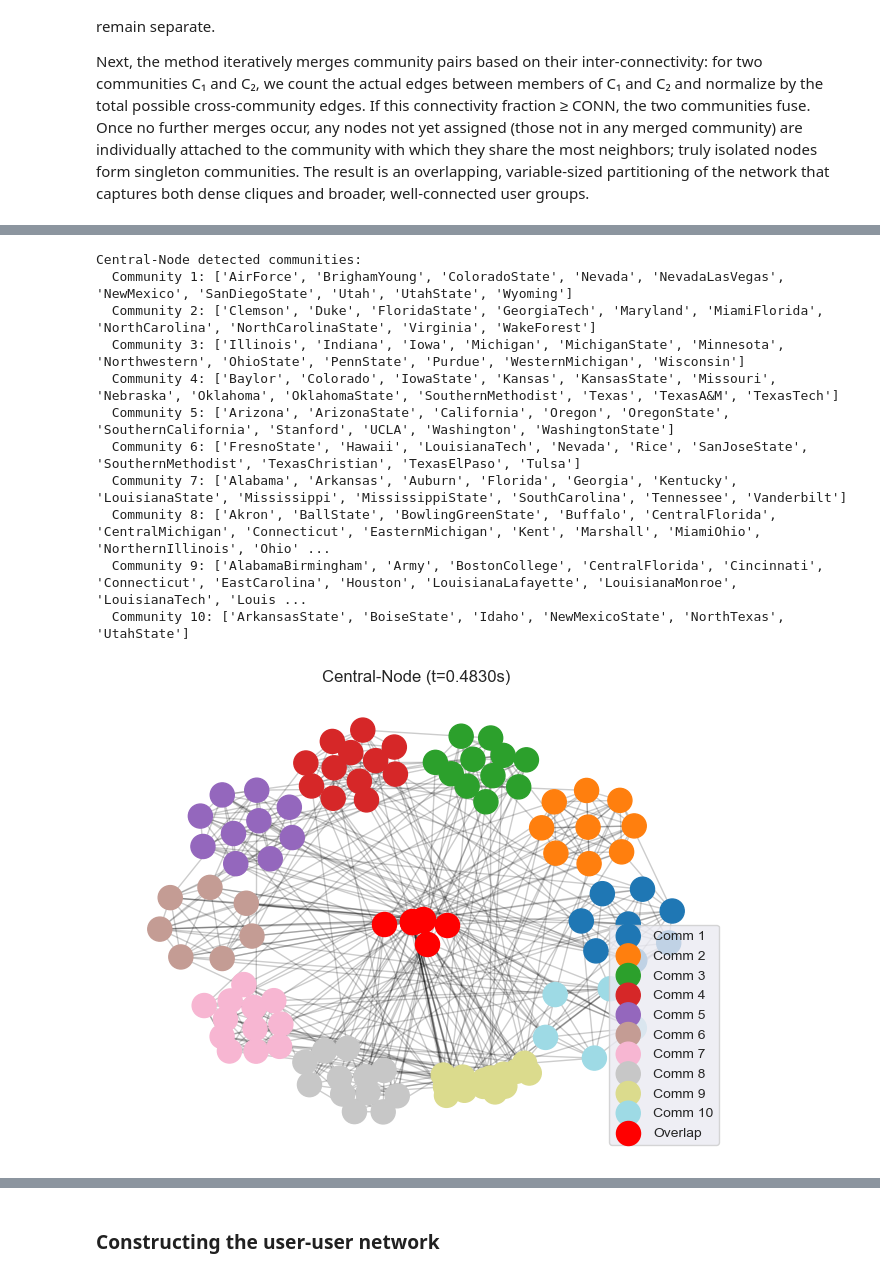
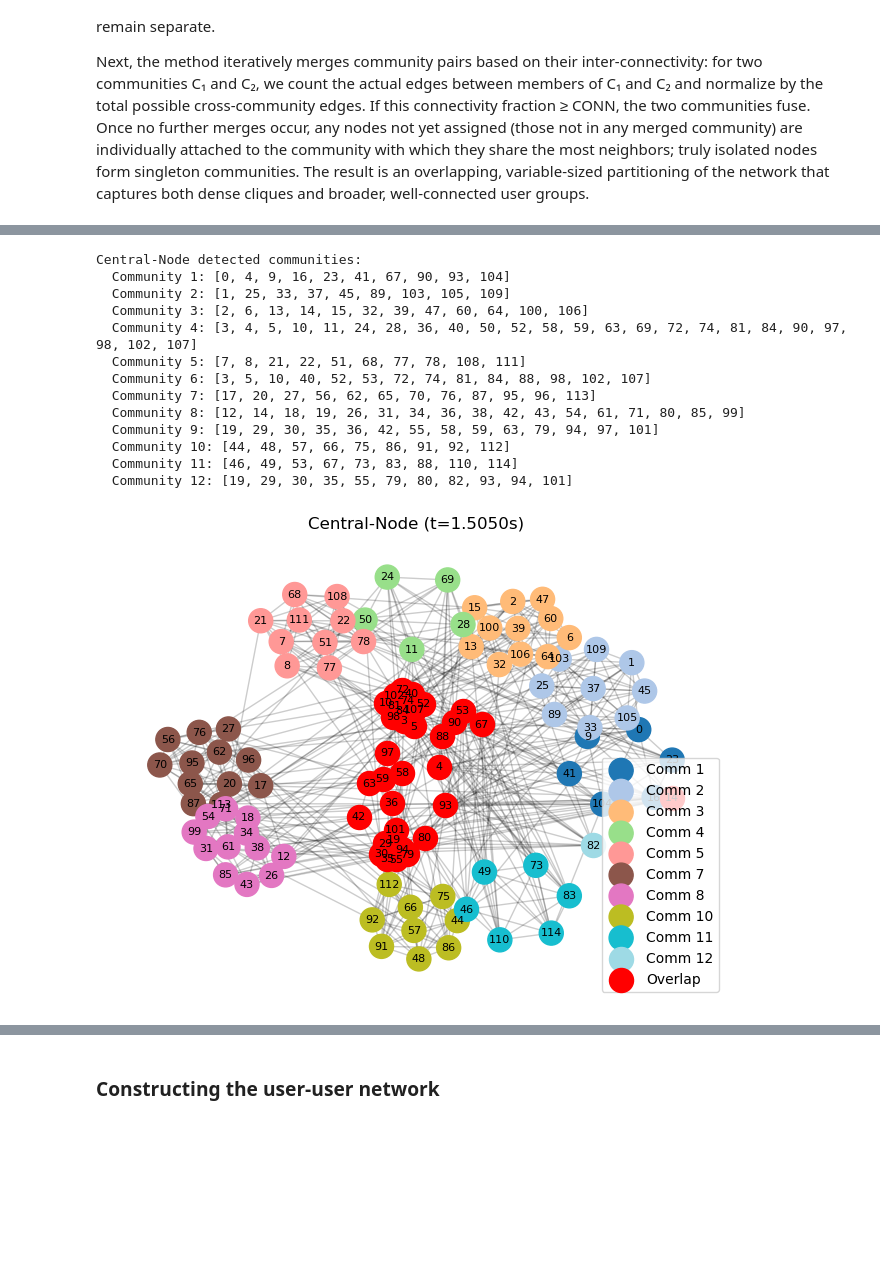
Before and after one commit to MatteoZorzi/RecomenderSystemsProject, a Jupyter notebook: PaperImplementation.ipynb, the cells around one changed output, grey strips where cells are left out. Cells and saved outputs as stored; diff of their text form; code cells hidden in the pictures; blank space fills up the shorter version.

Commit message:
Graphs

```diff
--- a/PaperImplementation.ipynb
+++ b/PaperImplementation.ipynb
@@ -536,28 +583,20 @@ k-Faction detected communities:
 # %%
 # Percorso al file GML nella cartella 'data'
-gml_path = 'Data/Football_Graph/football.gml'
-
-# Rimuovi eventuale prima riga di commento e carica il grafo
-with open(gml_path) as f:
-    lines = f.read().splitlines()
-if lines[0].startswith('#'):
-    gml_content = '\n'.join(lines[1:])
-    american_footbal_graph = nx.parse_gml(gml_content)
-else:
-    american_footbal_graph = nx.read_gml(gml_path)
-
-elaborate_graphs(american_footbal_graph, scale=4.5, layout_k=0.1, overlap_scale=0.7, show_labels=False)
+american_footbal_graph, _ = relabel_nodes_to_integers(load_graph('Data/Football_Graph/football.gml'))
+elaborate_graphs(american_footbal_graph, scale=4, layout_k=0.8, overlap_scale=5)
 # %% [output]
 Central-Node detected communities:
-  Community 1: ['AirForce', 'BrighamYoung', 'ColoradoState', 'Nevada', 'NevadaLasVegas', 'NewMexico', 'SanDiegoState', 'Utah', 'UtahState', 'Wyoming']
-  Community 2: ['Clemson', 'Duke', 'FloridaState', 'GeorgiaTech', 'Maryland', 'MiamiFlorida', 'NorthCarolina', 'NorthCarolinaState', 'Virginia', 'WakeForest']
-  Community 3: ['Illinois', 'Indiana', 'Iowa', 'Michigan', 'MichiganState', 'Minnesota', 'Northwestern', 'OhioState', 'PennState', 'Purdue', 'WesternMichigan', 'Wisconsin']
-  Community 4: ['Baylor', 'Colorado', 'IowaState', 'Kansas', 'KansasState', 'Missouri', 'Nebraska', 'Oklahoma', 'OklahomaState', 'SouthernMethodist', 'Texas', 'TexasA&M', 'TexasTech']
-  Community 5: ['Arizona', 'ArizonaState', 'California', 'Oregon', 'OregonState', 'SouthernCalifornia', 'Stanford', 'UCLA', 'Washington', 'WashingtonState']
-  Community 6: ['FresnoState', 'Hawaii', 'LouisianaTech', 'Nevada', 'Rice', 'SanJoseState', 'SouthernMethodist', 'TexasChristian', 'TexasElPaso', 'Tulsa']
-  Community 7: ['Alabama', 'Arkansas', 'Auburn', 'Florida', 'Georgia', 'Kentucky', 'LouisianaState', 'Mississippi', 'MississippiState', 'SouthCarolina', 'Tennessee', 'Vanderbilt']
-  Community 8: ['Akron', 'BallState', 'BowlingGreenState', 'Buffalo', 'CentralFlorida', 'CentralMichigan', 'Connecticut', 'EasternMichigan', 'Kent', 'Marshall', 'MiamiOhio', 'NorthernIllinois', 'Ohio' ...
-  Community 9: ['AlabamaBirmingham', 'Army', 'BostonCollege', 'CentralFlorida', 'Cincinnati', 'Connecticut', 'EastCarolina', 'Houston', 'LouisianaLafayette', 'LouisianaMonroe', 'LouisianaTech', 'Louis ...
-  Community 10: ['ArkansasState', 'BoiseState', 'Idaho', 'NewMexicoState', 'NorthTexas', 'UtahState']
+  Community 1: [0, 4, 9, 16, 23, 41, 67, 90, 93, 104]
+  Community 2: [1, 25, 33, 37, 45, 89, 103, 105, 109]
+  Community 3: [2, 6, 13, 14, 15, 32, 39, 47, 60, 64, 100, 106]
+  Community 4: [3, 4, 5, 10, 11, 24, 28, 36, 40, 50, 52, 58, 59, 63, 69, 72, 74, 81, 84, 90, 97, 98, 102, 107]
+  Community 5: [7, 8, 21, 22, 51, 68, 77, 78, 108, 111]
+  Community 6: [3, 5, 10, 40, 52, 53, 72, 74, 81, 84, 88, 98, 102, 107]
+  Community 7: [17, 20, 27, 56, 62, 65, 70, 76, 87, 95, 96, 113]
+  Community 8: [12, 14, 18, 19, 26, 31, 34, 36, 38, 42, 43, 54, 61, 71, 80, 85, 99]
+  Community 9: [19, 29, 30, 35, 36, 42, 55, 58, 59, 63, 79, 94, 97, 101]
+  Community 10: [44, 48, 57, 66, 75, 86, 91, 92, 112]
+  Community 11: [46, 49, 53, 67, 73, 83, 88, 110, 114]
+  Community 12: [19, 29, 30, 35, 55, 79, 80, 82, 93, 94, 101]
-[figure, old version]
+[figure, new version]
 k-Faction detected communities:
```
Also changed, not shown: parts of 4 cells of this notebook.
